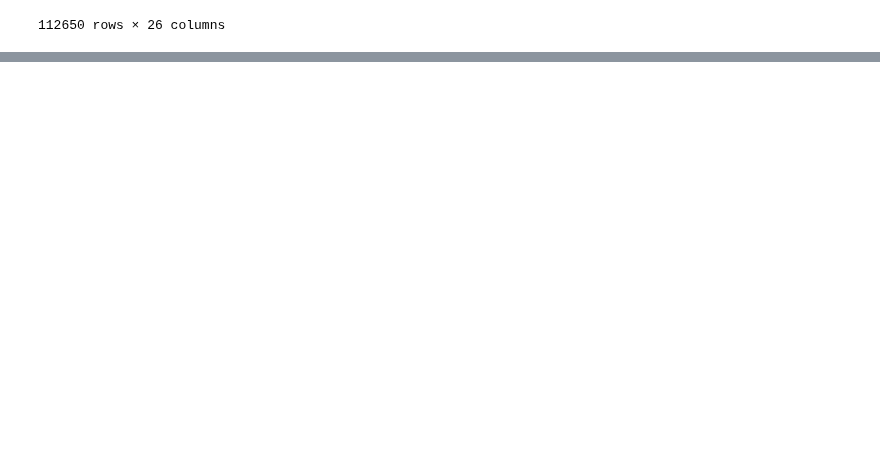
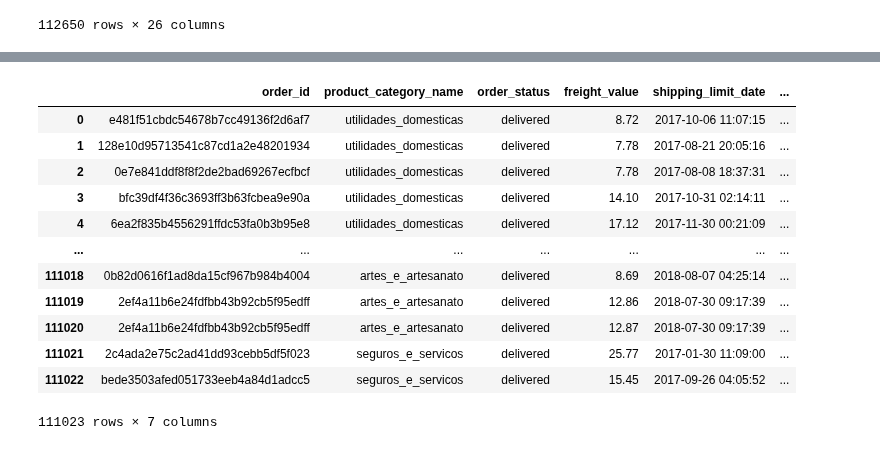
Before and after one commit to Anusarakh/DPDM2021, a Jupyter notebook: DPDM2021_Midterm.ipynb, the cells around one changed output, grey strips where cells are left out. Cells and saved outputs as stored; diff of their text form; code cells hidden in the pictures; blank space fills up the shorter version.

```diff
--- a/DPDM2021_Midterm.ipynb
+++ b/DPDM2021_Midterm.ipynb
@@ -304,3 +354,6 @@ customer# เรียกดูตาราง
 | 99439 | 56b18e2166679b8a959d72dd06da27f9 | 73c2643a0a458b49f58cea58833b192e | 92120 | canoas | RS |
 | 99440 | 274fa6071e5e17fe303b9748641082c8 | 84732c5050c01db9b23e19ba39899398 | 6703 | cotia | SP |
 99441 rows × 5 columns
+# %%
+Pro_Eng = pd.read_csv(os.path.join(path,'product_category_name_translation.csv')) # ดึงข้อมูล customer จากไดร์ฟ
+Pro_Eng # เรียกดูตาราง
@@ -323,0 +476,20 @@ orders_customer_merge
+# %%
+data4 = orders_item_product_merge[['order_id','product_category_name','order_status','freight_value','shipping_limit_date','order_purchase_timestamp']] # ชี้ตาราง เพื่อเลือกข้อมูลที่สนใจ
+# %%
+data4 = pd.merge(data4,Pro_Eng,on='product_category_name') # เชื่อมตาราง
+# %%
+data4
+# %% [output]
+|  | order_id | product_category_name | order_status | freight_value | shipping_limit_date | ... |
+| 0 | e481f51cbdc54678b7cc49136f2d6af7 | utilidades_domesticas | delivered | 8.72 | 2017-10-06 11:07:15 | ... |
+| 1 | 128e10d95713541c87cd1a2e48201934 | utilidades_domesticas | delivered | 7.78 | 2017-08-21 20:05:16 | ... |
+| 2 | 0e7e841ddf8f8f2de2bad69267ecfbcf | utilidades_domesticas | delivered | 7.78 | 2017-08-08 18:37:31 | ... |
+| 3 | bfc39df4f36c3693ff3b63fcbea9e90a | utilidades_domesticas | delivered | 14.10 | 2017-10-31 02:14:11 | ... |
+| 4 | 6ea2f835b4556291ffdc53fa0b3b95e8 | utilidades_domesticas | delivered | 17.12 | 2017-11-30 00:21:09 | ... |
+| ... | ... | ... | ... | ... | ... | ... |
+| 111018 | 0b82d0616f1ad8da15cf967b984b4004 | artes_e_artesanato | delivered | 8.69 | 2018-08-07 04:25:14 | ... |
+| 111019 | 2ef4a11b6e24fdfbb43b92cb5f95edff | artes_e_artesanato | delivered | 12.86 | 2018-07-30 09:17:39 | ... |
+| 111020 | 2ef4a11b6e24fdfbb43b92cb5f95edff | artes_e_artesanato | delivered | 12.87 | 2018-07-30 09:17:39 | ... |
+| 111021 | 2c4ada2e75c2ad41dd93cebb5df5f023 | seguros_e_servicos | delivered | 25.77 | 2017-01-30 11:09:00 | ... |
+| 111022 | bede3503afed051733eeb4a84d1adcc5 | seguros_e_servicos | delivered | 15.45 | 2017-09-26 04:05:52 | ... |
+111023 rows × 7 columns
```
Also changed, not shown: parts of 35 cells of this notebook.
